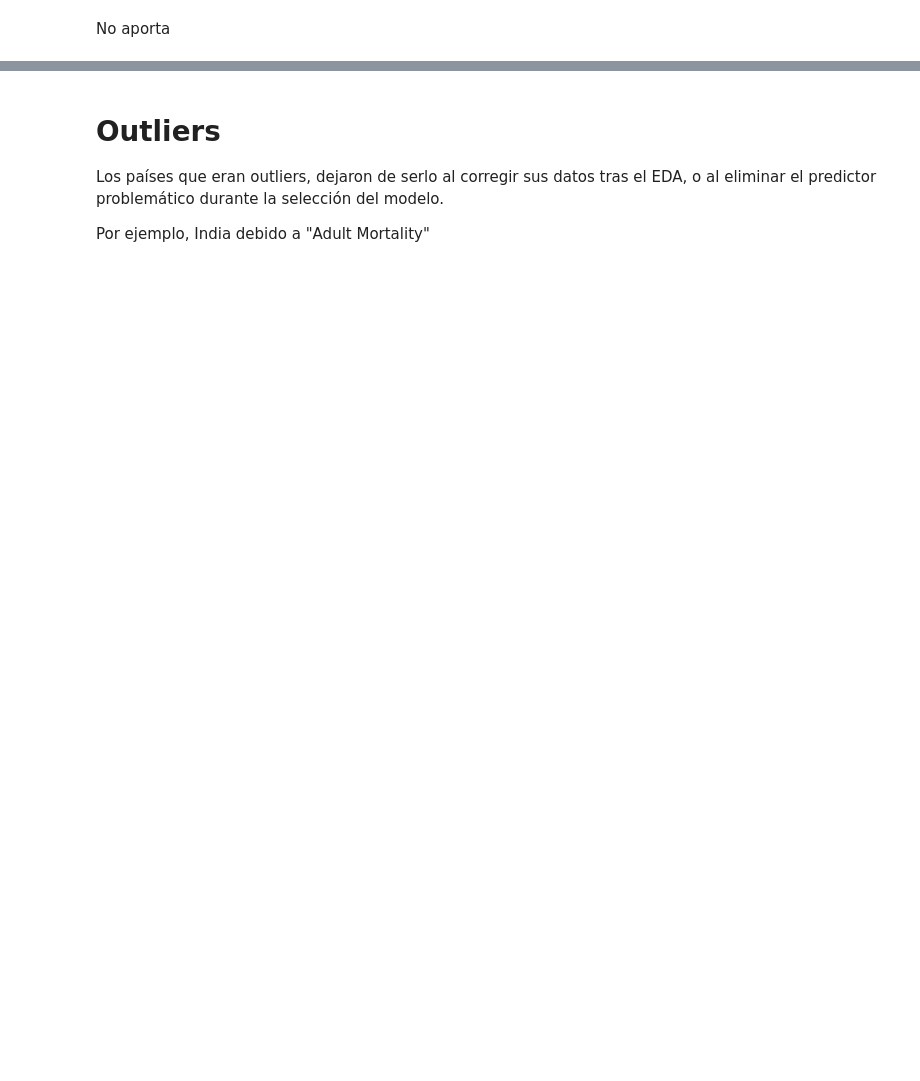
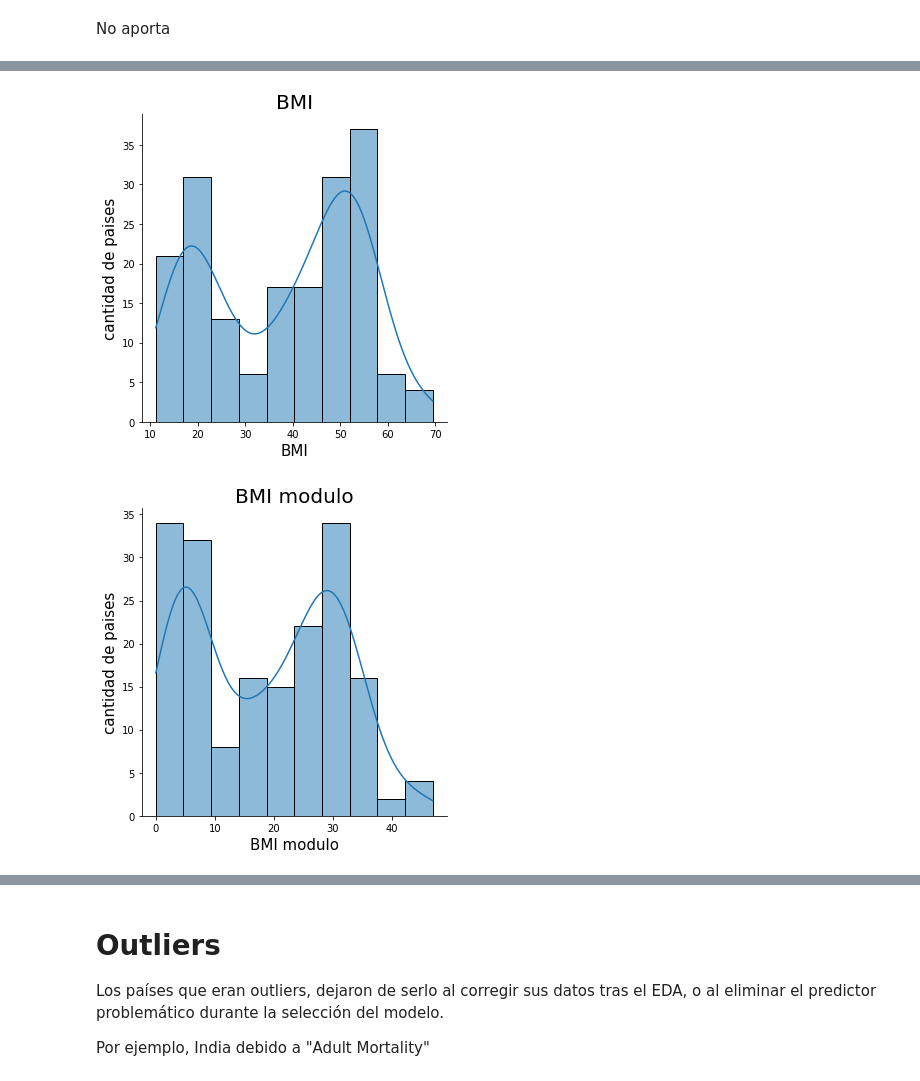
Before and after one commit to facutotaro/metnum-tp3, a Jupyter notebook: cml-y-modelado/notebooks/analisis_chido.ipynb, the cells around one changed output, grey strips where cells are left out. Saved outputs shown, nothing was run; the diff lists cells and outputs as text; code cells hidden in the pictures; blank space fills up the shorter version.

```diff
--- a/cml-y-modelado/notebooks/analisis_chido.ipynb
+++ b/cml-y-modelado/notebooks/analisis_chido.ipynb
@@ -939 +913,20 @@ datos_con_medianas_segregadas["thinness"] = datos_con_medianas_segregadas["thinn
+# %%
+import seaborn as sns
+
+feature = "BMI"
+sns.displot(datos_con_medianas_segregadas[feature], bins = 10, kde = True)
+plt.title(feature, fontsize = 20)
+plt.ylabel("cantidad de paises", fontsize = 15)
+plt.xlabel(feature, fontsize = 15)
+plt.show()
+
+feature = "BMI modulo"
+sns.displot(datos_con_medianas_segregadas[feature], bins = 10, kde = True)
+plt.title(feature, fontsize = 20)
+plt.ylabel("cantidad de paises", fontsize = 15)
+plt.xlabel(feature, fontsize = 15)
+plt.show()
+# %% [output]
+[figure, added]
+[figure, added]
 # %%
```
Also changed, not shown: parts of 33 cells of this notebook.
